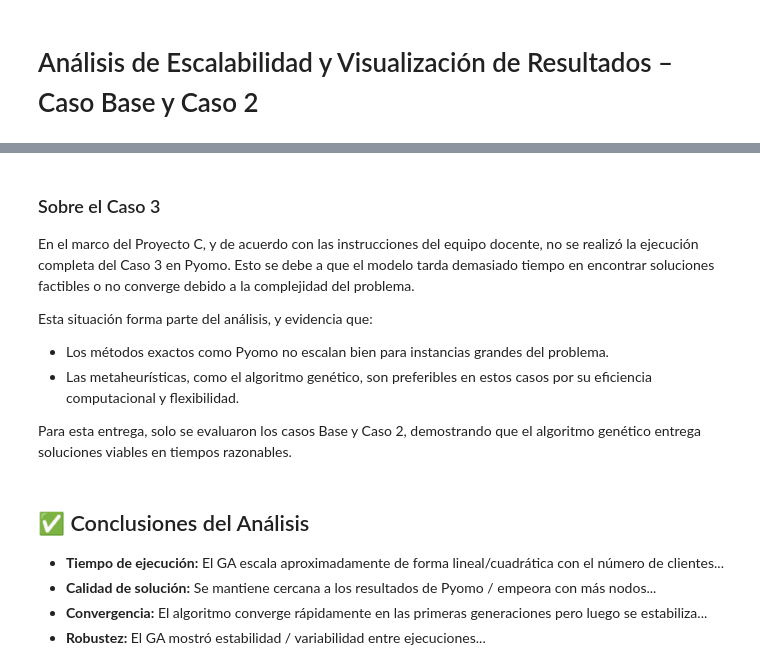
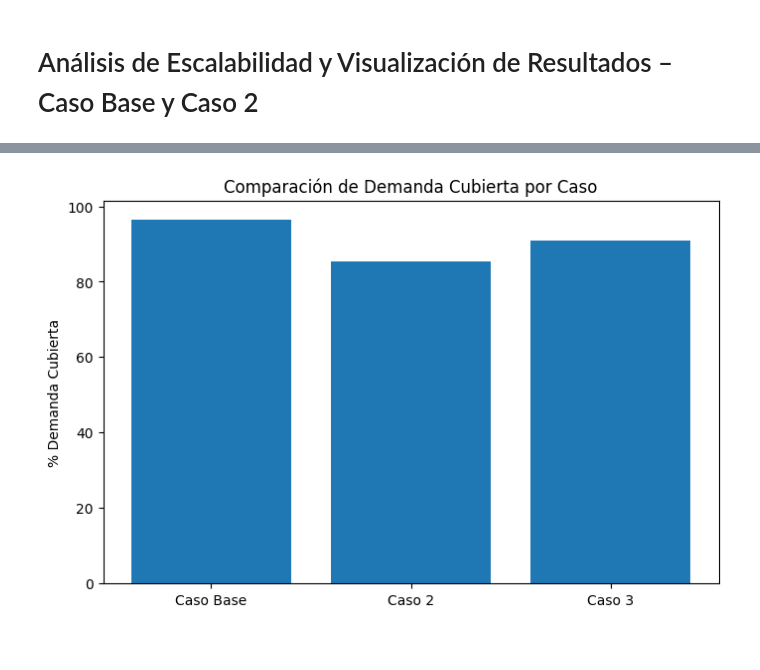
Before and after one commit to gabrielaeescobar/MOS-Proyecto-Etapa3, a Jupyter notebook: casoBaseGA.ipynb, the cells around one changed output, grey strips where cells are left out. Drawn from its saved outputs; the diff is of its cells as text; code cells hidden in the pictures.

```diff
--- a/casoBaseGA.ipynb
+++ b/casoBaseGA.ipynb
@@ -1109,18 +1092,8 @@ plt.show()
-# %% [markdown]
-### Sobre el Caso 3
-
-En el marco del Proyecto C, y de acuerdo con las instrucciones del equipo docente, no se realizó la ejecución completa del Caso 3 en Pyomo. Esto se debe a que el modelo tarda demasiado tiempo en encontrar soluciones factibles o no converge debido a la complejidad del problema.
-
-Esta situación forma parte del análisis, y evidencia que:
-
-- Los métodos exactos como Pyomo no escalan bien para instancias grandes del problema.
-- Las metaheurísticas, como el algoritmo genético, son preferibles en estos casos por su eficiencia computacional y flexibilidad.
-
-Para esta entrega, solo se evaluaron los casos Base y Caso 2, demostrando que el algoritmo genético entrega soluciones viables en tiempos razonables.
-# %% [markdown]
-## ✅ Conclusiones del Análisis
-
-- **Tiempo de ejecución:** El GA escala aproximadamente de forma lineal/cuadrática con el número de clientes...
-- **Calidad de solución:** Se mantiene cercana a los resultados de Pyomo / empeora con más nodos...
-- **Convergencia:** El algoritmo converge rápidamente en las primeras generaciones pero luego se estabiliza...
-- **Robustez:** El GA mostró estabilidad / variabilidad entre ejecuciones...
+# %%
+plt.figure(figsize=(8, 5))
+plt.bar(df_resultados["caso"], df_resultados["porcentaje_demanda"])
+plt.ylabel("% Demanda Cubierta")
+plt.title("Comparación de Demanda Cubierta por Caso")
+plt.show()
+# %% [output]
+[figure, added]
```
Also changed, not shown: parts of 22 cells of this notebook, 6 other files.
